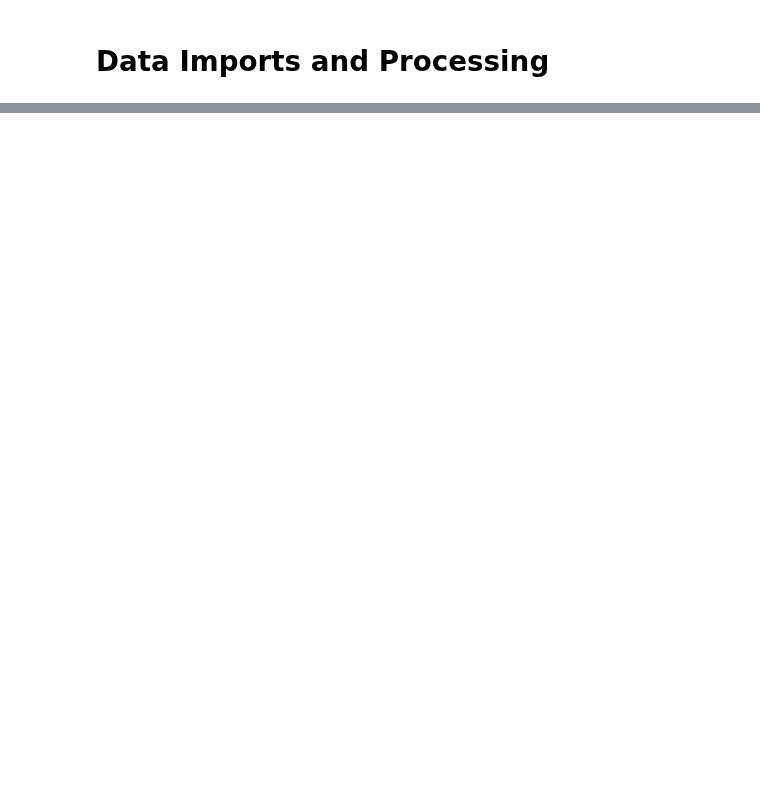
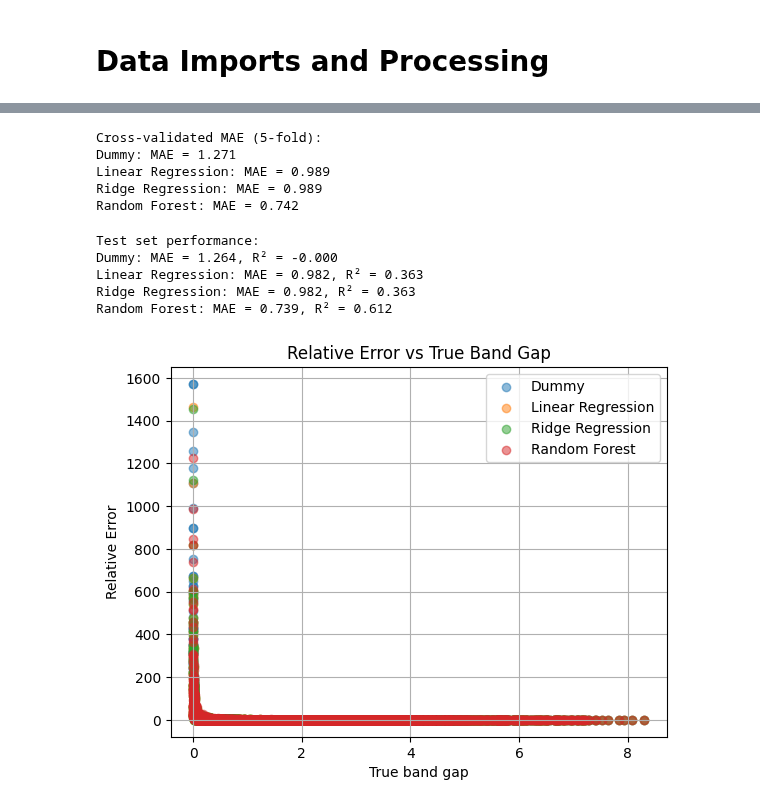
Before and after one commit to immischein/ML-bandgap, a Jupyter notebook: Model_building.ipynb, the cells around one changed output, grey strips where cells are left out. Cells and saved outputs as stored; diff of their text form; code cells hidden in the pictures; blank space fills up the shorter version.

```diff
--- a/Model_building.ipynb
+++ b/Model_building.ipynb
@@ -80,0 +337,57 @@ NameError: name 'X_tensor' is not defined
+# %%
+models = {
+    "Dummy": DummyRegressor(),
+    "Linear Regression": LinearRegression(),
+    "Ridge Regression": Ridge(),
+    "Random Forest": RandomForestRegressor(random_state=42,  n_estimators=50, max_depth=10, n_jobs=-1)
+
+}
+# %%
+# train models
+print("\nCross-validated MAE (5-fold):")
+for name, model in models.items():
+    pipeline = make_pipeline(preprocessor, model)
+    scores = cross_val_score(pipeline, X_train, y_train,
+                             scoring="neg_mean_absolute_error", cv=5)
+    print(f"{name}: MAE = {-np.mean(scores):.3f}")
+# %% [output]
+Cross-validated MAE (5-fold):
+Dummy: MAE = 1.271
+Linear Regression: MAE = 0.989
+Ridge Regression: MAE = 0.989
+Random Forest: MAE = 0.742
+# %%
+# Fit on full training set and evaluate on test set
+
+results = {}
+print("\nTest set performance:")
+for name, model in models.items():
+    pipeline = make_pipeline(preprocessor, model)
+    pipeline.fit(X_train, y_train)
+    y_pred = pipeline.predict(X_test)
+
+    mae = mean_absolute_error(y_test, y_pred)
+    r2 = r2_score(y_test, y_pred)
+    results[name] = {"mae": mae, "r2": r2}
+
+    print(f"{name}: MAE = {mae:.3f}, R² = {r2:.3f}")
+
+    # Plot MAE vs true value
+    relative_error = np.abs(y_pred - y_test) / y_test
+    plt.scatter(y_test, relative_error, label=name, alpha=0.5)
+
+    #plt.scatter(y_test, np.abs(y_pred - y_test), label=name, alpha=0.5)
+
+plt.xlabel("True band gap")
+plt.ylabel("Relative Error")
+plt.title("Relative Error vs True Band Gap")
+plt.legend()
+plt.grid(True)
+plt.show()
+# %% [output]
+Test set performance:
+Dummy: MAE = 1.264, R² = -0.000
+Linear Regression: MAE = 0.982, R² = 0.363
+Ridge Regression: MAE = 0.982, R² = 0.363
+Random Forest: MAE = 0.739, R² = 0.612
+[figure, added]
```
Also changed, not shown: parts of 25 cells of this notebook.
